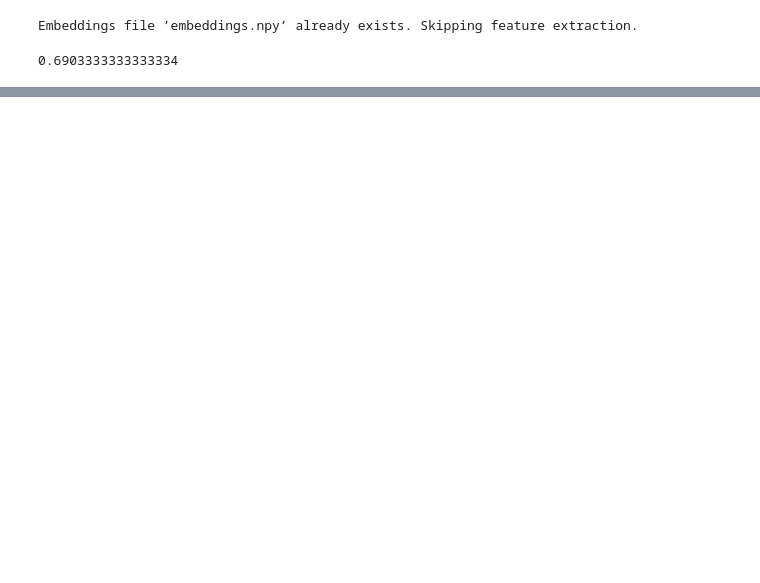
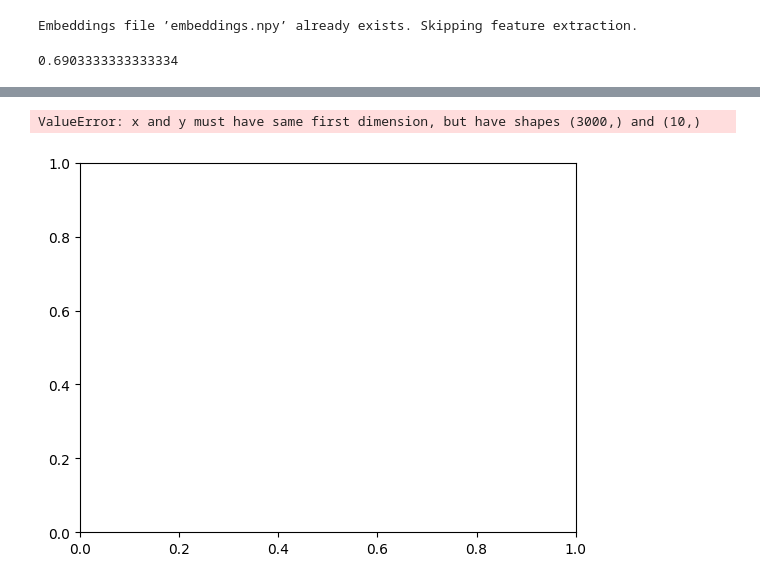
Before and after one commit to snailarani/cs342-project, a Jupyter notebook: project.ipynb, the cells around one changed output, grey strips where cells are left out. Saved outputs shown, nothing was run; the diff lists cells and outputs as text; code cells hidden in the pictures; blank space fills up the shorter version.

Commit message:
Almost finished part d

```diff
--- a/project.ipynb
+++ b/project.ipynb
@@ -293,0 +377,39 @@ print(compute_mse(calibration_labels, "Smiling", calibration_embed, pred_prob))
+# %%
+# Part D
+# First with bins
+
+NUM_BINS = 10
+
+#pred_prob - mean of the binned outputs of gnd on calib_data
+#empirical_prob - means of the binned empirical probabiliteis
+
+def fit_calib_parameters(pred_prob, empirical_prob):
+    bias_col = np.ones(len(pred_prob))
+    x = np.column_stack([bias_col, pred_prob])
+    y = empirical_prob
+
+    x_trans = np.transpose(x)
+
+    comp_1 = np.matmul(x_trans, x)
+    comp_2 = np.matmul(x_trans, y)
+
+    w = np.matmul(np.linalg.inv(comp_1), comp_2)
+
+    return w
+
+pred_prob = compute_pred_probabilities(calibration_embed, "Smiling", 1)
+pred, emp, count = compute_calibration(pred_prob, calibration_labels, "Smiling")
+
+b, a = (fit_calib_parameters(pred, emp))
+
+new_pred = np.clip(a*pred_prob + b, 0, 1)
+
+
+plt.plot(new_pred, emp, label='Model calibration')
+# plt.plot([0, 1], [0, 1], '--', color='gray')
+# plt.xlabel("Model Prediction for " + feature + " = " + str(class_label))
+# plt.ylabel("Empirical Probability for " + feature + " = " + str(class_label))
+plt.show()
+# %% [output]
+ValueError: x and y must have same first dimension, but have shapes (3000,) and (10,)
+[figure, added]
```
Also changed, not shown: parts of 8 cells of this notebook.
